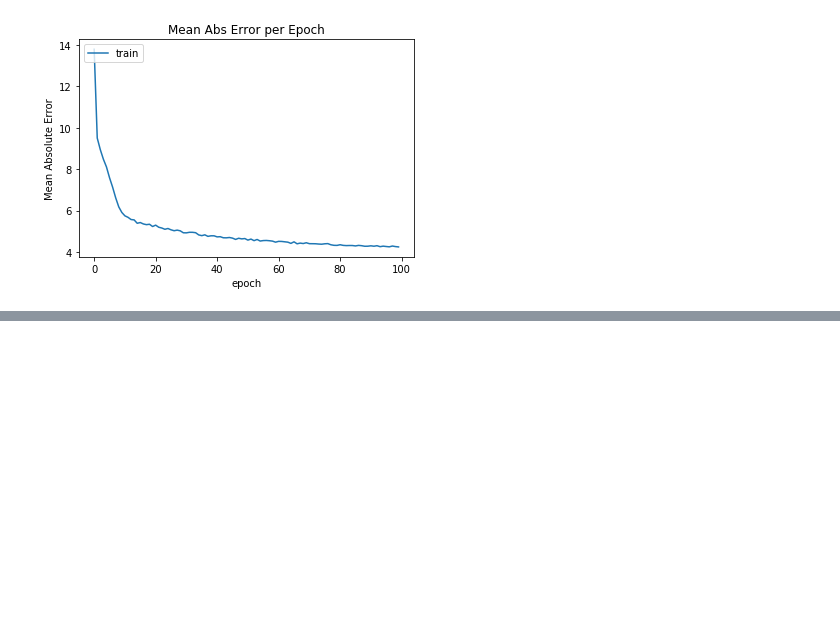
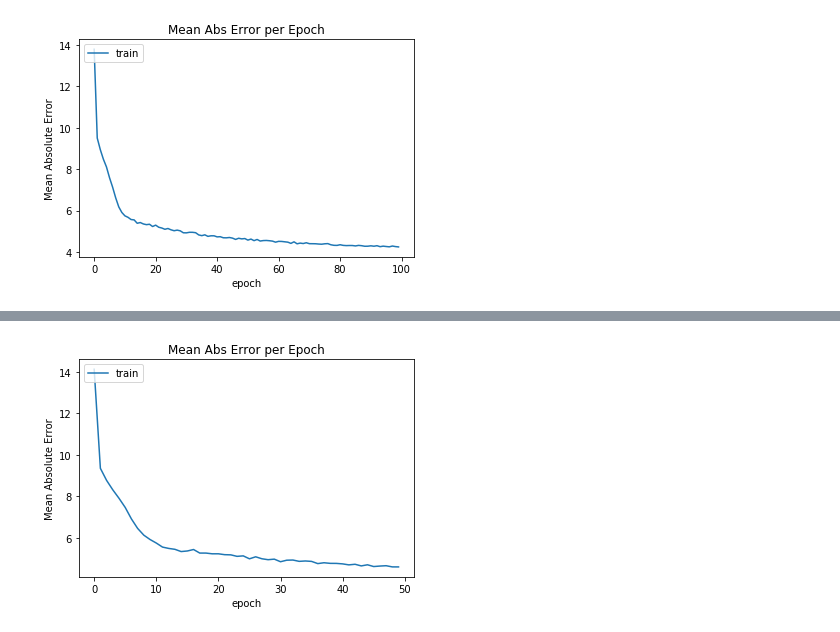
Before and after one commit to tpt5cu/solarIrradiancePredictor, a Jupyter notebook: Neural_Net.ipynb, the cells around one changed output, grey strips where cells are left out. Drawn from its saved outputs; the diff is of its cells as text; code cells hidden in the pictures; blank space fills up the shorter version.

Commit message:
training finished'

```diff
--- a/Neural_Net.ipynb
+++ b/Neural_Net.ipynb
@@ -165,0 +183,15 @@ plt.show()
+# %%
+model = keras.Sequential()
+model.add(layers.Dense(300, activation="relu"))
+model.add(layers.Dense(200, activation="relu"))
+model.add(layers.Dense(100, activation="relu"))
+model.add(layers.Dense(50, activation="relu"))
+model.add(layers.Dense(25, activation="relu"))
+model.add(layers.Dense(1, activation='relu'))
+# %%
+#Compile and train
+model.compile(optimizer=Adam(lr=0.0001),
+              loss='mse',
+              metrics=['mae', 'mape'])
+
+history = model.fit(input_arry, output_arry, epochs=50, batch_size=64)
@@ -165,0 +216,10 @@ plt.show()
+# %%
+plt.plot(history.history['mae'])
+# plt.plot(history.history['val_acc'])
+plt.title('Mean Abs Error per Epoch')
+plt.ylabel('Mean Absolute Error')
+plt.xlabel('epoch')
+plt.legend(['train'], loc='upper left')
+plt.show()
+# %% [output]
+[figure, added]
```
Also changed, not shown: parts of 7 cells of this notebook.
